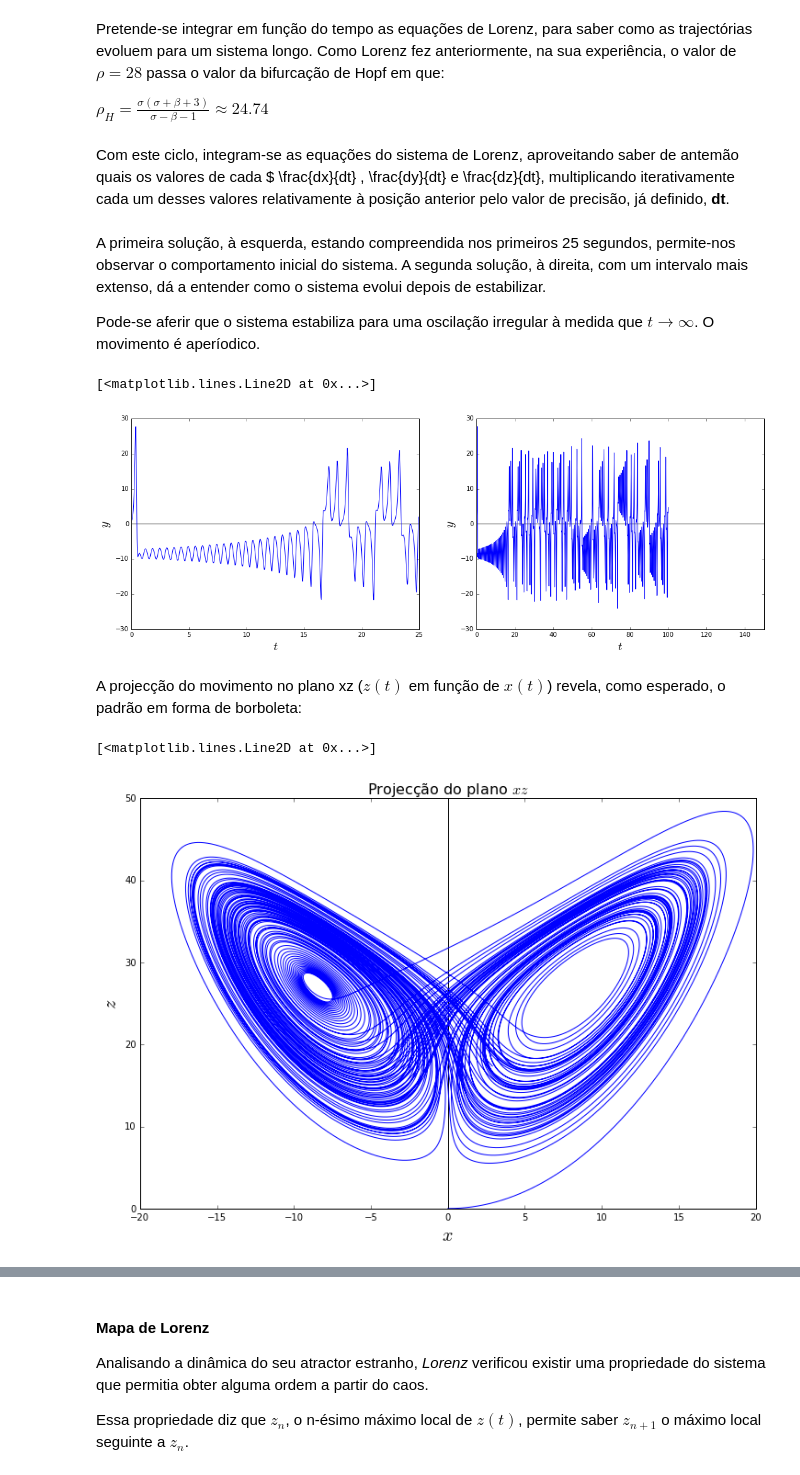
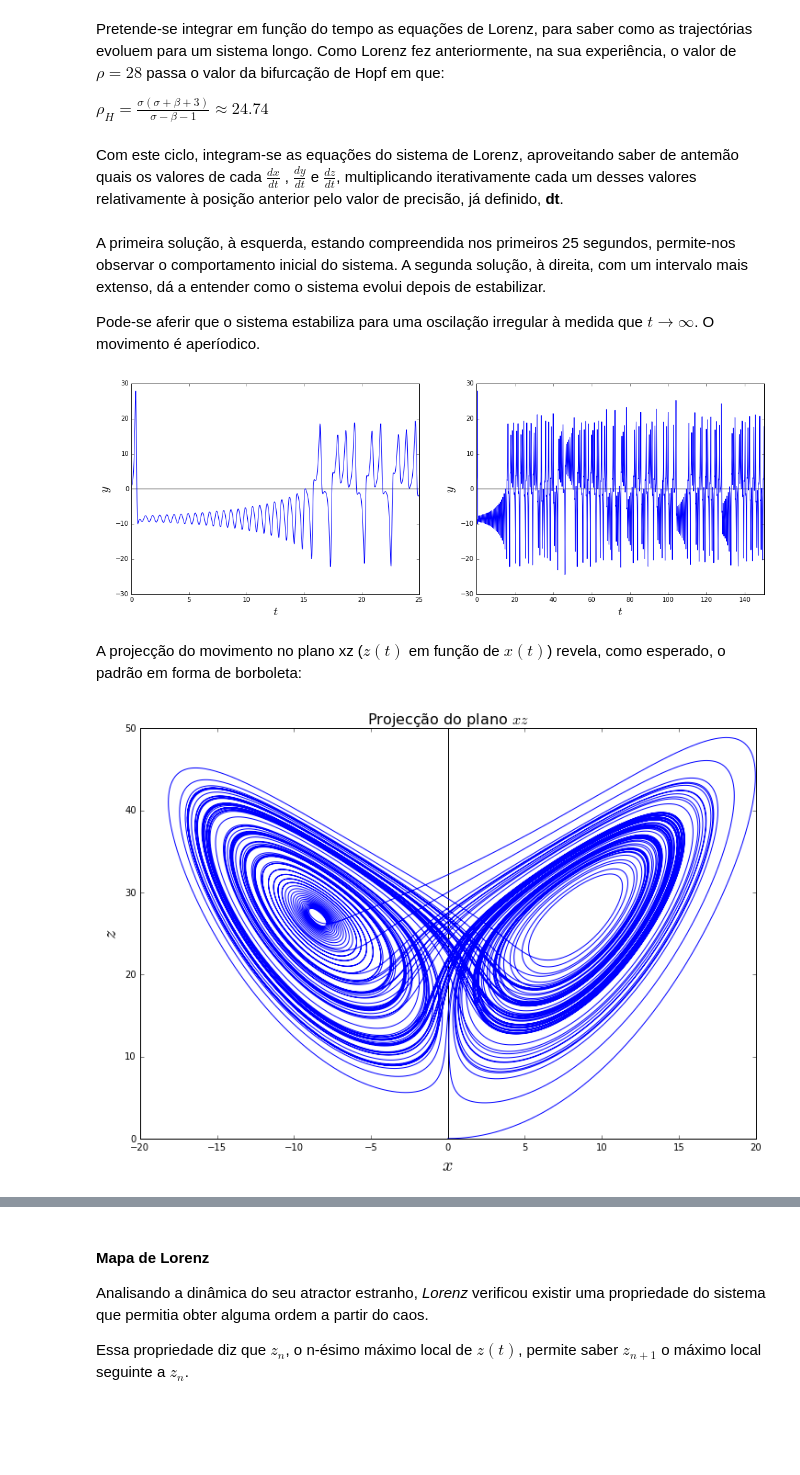
Before and after one commit to risantos/schoolwork, a Jupyter notebook: sdc 2.ipynb, the cells around one changed output, grey strips where cells are left out. Cells and saved outputs as stored; diff of their text form; code cells hidden in the pictures; blank space fills up the shorter version.

```diff
--- a/sdc 2.ipynb
+++ b/sdc 2.ipynb
@@ -42,5 +44,5 @@ O intervalo de tempo total em análise no sistema é dado por **stepCnt** * **dt
 
 Os valores foram escolhidos de forma a obter uma representação nítida dos comportamentos a observar nas ilustrações gráficas abaixo, já que com valores inferiores se verificou difícil de fazer uma análise apropriada.
 # %%
-dt = 0.0001
+dt = 0.001
 stepCnt = 1000000
@@ -63,7 +65,7 @@ Como Lorenz fez anteriormente, na sua experiência, o valor de $\rho = 28$ passa
 
 $\rho_{H} = \frac{\sigma (\sigma + \beta + 3)}{\sigma - \beta - 1} \approx 24.74$
 # %% [markdown]
-Com este ciclo, integram-se as equações do sistema de Lorenz, aproveitando saber de antemão quais os valores de cada $ \frac{dx}{dt} , \frac{dy}{dt} e \frac{dz}{dt}, multiplicando iterativamente cada um desses valores relativamente à posição anterior pelo valor de precisão, já definido, **dt**.
+Com este ciclo, integram-se as equações do sistema de Lorenz, aproveitando saber de antemão quais os valores de cada $ \frac{dx}{dt}$ , $\frac{dy}{dt}$ e $\frac{dz}{dt}$, multiplicando iterativamente cada um desses valores relativamente à posição anterior pelo valor de precisão, já definido, **dt**.
 # %%
 for i in range(stepCnt):
     x_dot, y_dot, z_dot= lorenz(xs[i], ys[i], zs[i])
@@ -94,20 +96,20 @@ ax2.axhline(y = 0, color = 'k')
 ax2.axhline(y=0, color='k')
 
 plt.plot(t, ys)
+plt.show()
 # %% [output]
-[<matplotlib.lines.Line2D at 0x...>]
-[figure, old version]
+[figure, new version]
 # %% [markdown]
 A projecção do movimento no plano xz ($z(t)$ em função de $x(t)$) revela, como esperado, o padrão em forma de borboleta:
 # %%
 fig2 = plt.figure(figsize = (12, 8))
 ax3 = fig2.add_subplot(1,1,1)
 ax3.set_xlabel('$x$', fontsize=20)
 ax3.set_ylabel('$z$', fontsize=20)
 ax3.set_title('Projecção do plano $xz$', fontsize=16)
 ax3.axvline(x = 0, color = 'k')
 
-plt.plot(xs[:1000000], zs[:1000000])
+plt.plot(xs[:110000], zs[:110000])
+plt.show()
 # %% [output]
-[<matplotlib.lines.Line2D at 0x...>]
-[figure, old version]
+[figure, new version]
```
Also changed, not shown: parts of 34 cells of this notebook.
